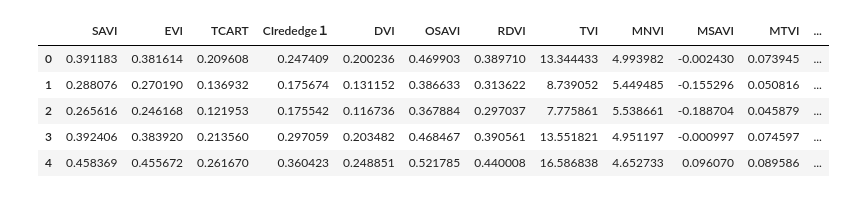
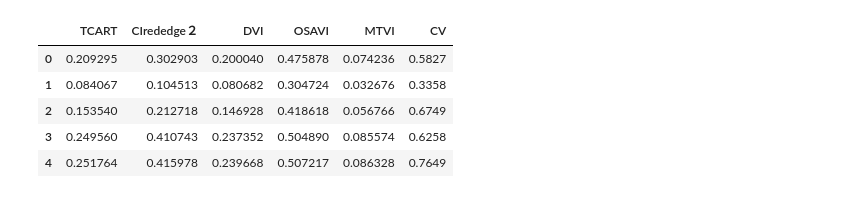
Before and after one commit to AnleHrc/MultiplyUseForMLD, a Jupyter notebook: PaperRelative/Xgboost/Xgboost.ipynb, the cells around one changed output. Cells and saved outputs as stored; diff of their text form; code cells hidden in the pictures.

```diff
--- a/PaperRelative/Xgboost/Xgboost.ipynb
+++ b/PaperRelative/Xgboost/Xgboost.ipynb
@@ -1,18 +1,18 @@
 # %%
 import pandas as pd
 import xgboost as xgb
 from sklearn.model_selection import train_test_split
 
 # Load the data from the Excel file
-data = pd.read_excel('../Resource/ExperimentDataBase/CV-XB1.xlsx')
+data = pd.read_excel('../Resource/ExperimentDataBase/CV_Data_5_Cor.xlsx')
 data.head()
 # %% [output]
-|  | SAVI | EVI | TCART | CIrededge１ | DVI | OSAVI | RDVI | TVI | MNVI | MSAVI | MTVI | ... |
-| 0 | 0.391183 | 0.381614 | 0.209608 | 0.247409 | 0.200236 | 0.469903 | 0.389710 | 13.344433 | 4.993982 | -0.002430 | 0.073945 | ... |
-| 1 | 0.288076 | 0.270190 | 0.136932 | 0.175674 | 0.131152 | 0.386633 | 0.313622 | 8.739052 | 5.449485 | -0.155296 | 0.050816 | ... |
-| 2 | 0.265616 | 0.246168 | 0.121953 | 0.175542 | 0.116736 | 0.367884 | 0.297037 | 7.775861 | 5.538661 | -0.188704 | 0.045879 | ... |
-| 3 | 0.392406 | 0.383920 | 0.213560 | 0.297059 | 0.203482 | 0.468467 | 0.390561 | 13.551821 | 4.951197 | -0.000997 | 0.074597 | ... |
-| 4 | 0.458369 | 0.455672 | 0.261670 | 0.360423 | 0.248851 | 0.521785 | 0.440008 | 16.586838 | 4.652733 | 0.096070 | 0.089586 | ... |
+|  | TCART | CIrededge２ | DVI | OSAVI | MTVI | CV |
+| 0 | 0.209295 | 0.302903 | 0.200040 | 0.475878 | 0.074236 | 0.5827 |
+| 1 | 0.084067 | 0.104513 | 0.080682 | 0.304724 | 0.032676 | 0.3358 |
+| 2 | 0.153540 | 0.212718 | 0.146928 | 0.418618 | 0.056766 | 0.6749 |
+| 3 | 0.249560 | 0.410743 | 0.237352 | 0.504890 | 0.085574 | 0.6258 |
+| 4 | 0.251764 | 0.415978 | 0.239668 | 0.507217 | 0.086328 | 0.7649 |
 # %%
 # Split the data into features (X) and target (y)
 # X = data.drop([[]], axis=1)
```
Also changed, not shown: parts of 4 cells of this notebook, 1 other file.
